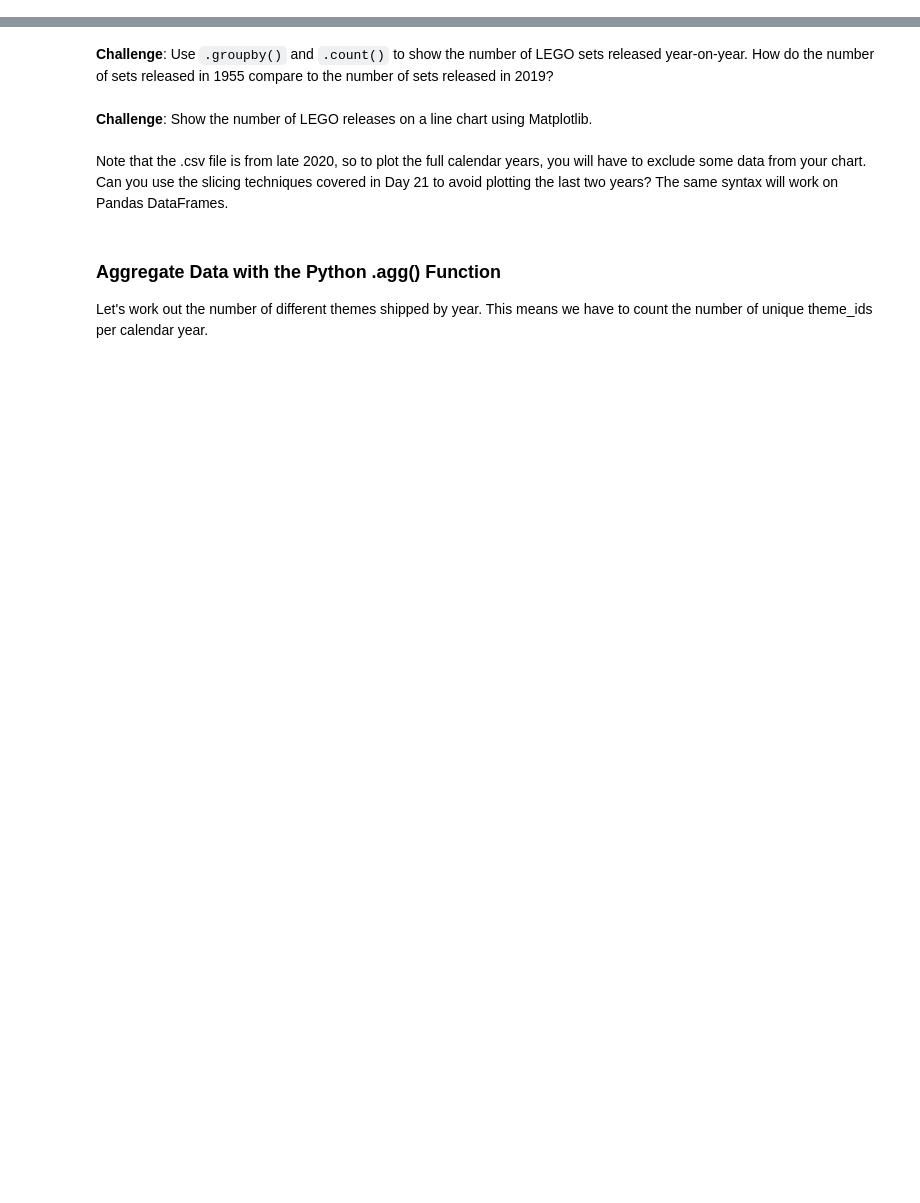
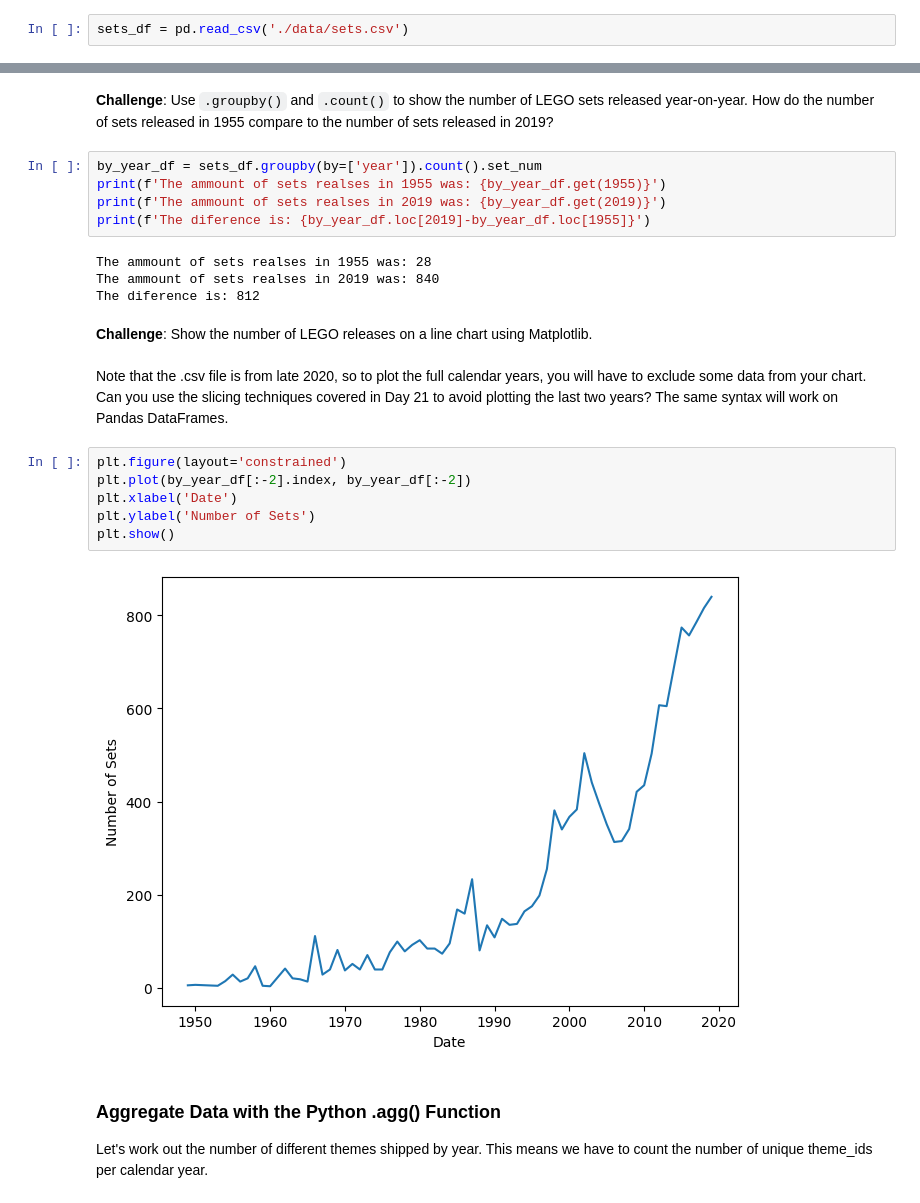
Before and after one commit to RafaelMoralesGallegos/100-days-of-Python, a Jupyter notebook: Day_74_LEGO_pd/Lego_Analysis_for_Course_(start).ipynb, the cells around one changed output, grey strips where cells are left out. Saved outputs shown, nothing was run; the diff lists cells and outputs as text; blank space fills up the shorter version.

```diff
--- a/Day_74_LEGO_pd/Lego_Analysis_for_Course_(start).ipynb
+++ b/Day_74_LEGO_pd/Lego_Analysis_for_Course_(start).ipynb
@@ -48,3 +71,5 @@ A lego set is a particular box of LEGO or product. Therefore, a single theme typ
 The <code>sets.csv</code> data contains a list of sets over the years and the number of parts that each of these sets contained.
 
 **Challenge**: Read the sets.csv data and take a look at the first and last couple of rows.
+# %%
+sets_df = pd.read_csv('./data/sets.csv')
@@ -57,9 +129,26 @@ The <code>sets.csv</code> data contains a list of sets over the years and the nu
 # %% [markdown]
 **Challenge**: Use <code>.groupby()</code> and <code>.count()</code> to show the number of LEGO sets released year-on-year. How do the number of sets released in 1955 compare to the number of sets released in 2019?
+# %%
+by_year_df = sets_df.groupby(by=['year']).count().set_num
+print(f'The ammount of sets realses in 1955 was: {by_year_df.get(1955)}')
+print(f'The ammount of sets realses in 2019 was: {by_year_df.get(2019)}')
+print(f'The diference is: {by_year_df.loc[2019]-by_year_df.loc[1955]}')
+# %% [output]
+The ammount of sets realses in 1955 was: 28
+The ammount of sets realses in 2019 was: 840
+The diference is: 812
 # %% [markdown]
 **Challenge**: Show the number of LEGO releases on a line chart using Matplotlib. <br>
 <br>
 Note that the .csv file is from late 2020, so to plot the full calendar years, you will have to exclude some data from your chart. Can you use the slicing techniques covered in Day 21 to avoid plotting the last two years? The same syntax will work on Pandas DataFrames.
+# %%
+plt.figure(layout='constrained')
+plt.plot(by_year_df[:-2].index, by_year_df[:-2])
+plt.xlabel('Date')
+plt.ylabel('Number of Sets')
+plt.show()
+# %% [output]
+[figure, added]
 # %% [markdown]
 ### Aggregate Data with the Python .agg() Function
 
```
Also changed, not shown: parts of 30 cells of this notebook, 1 other file.
